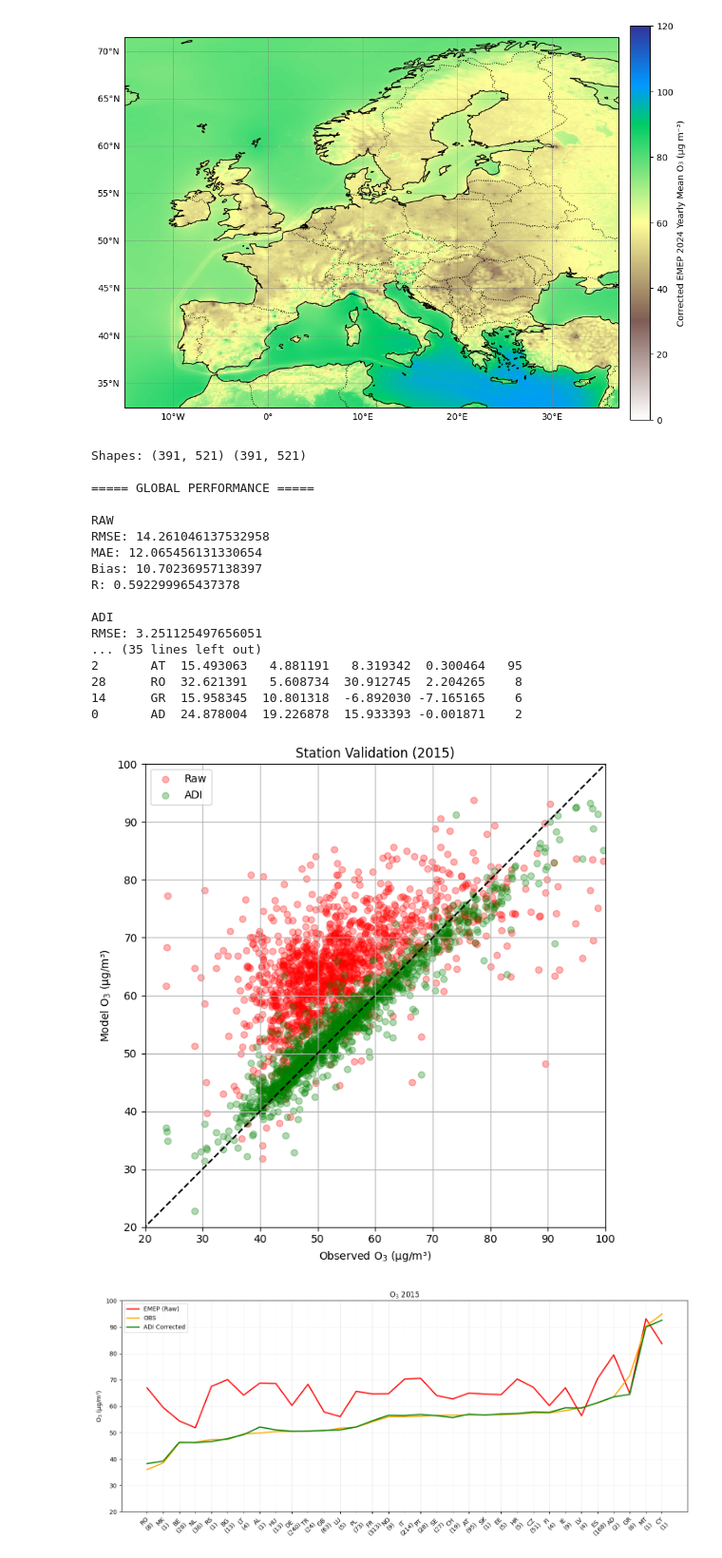
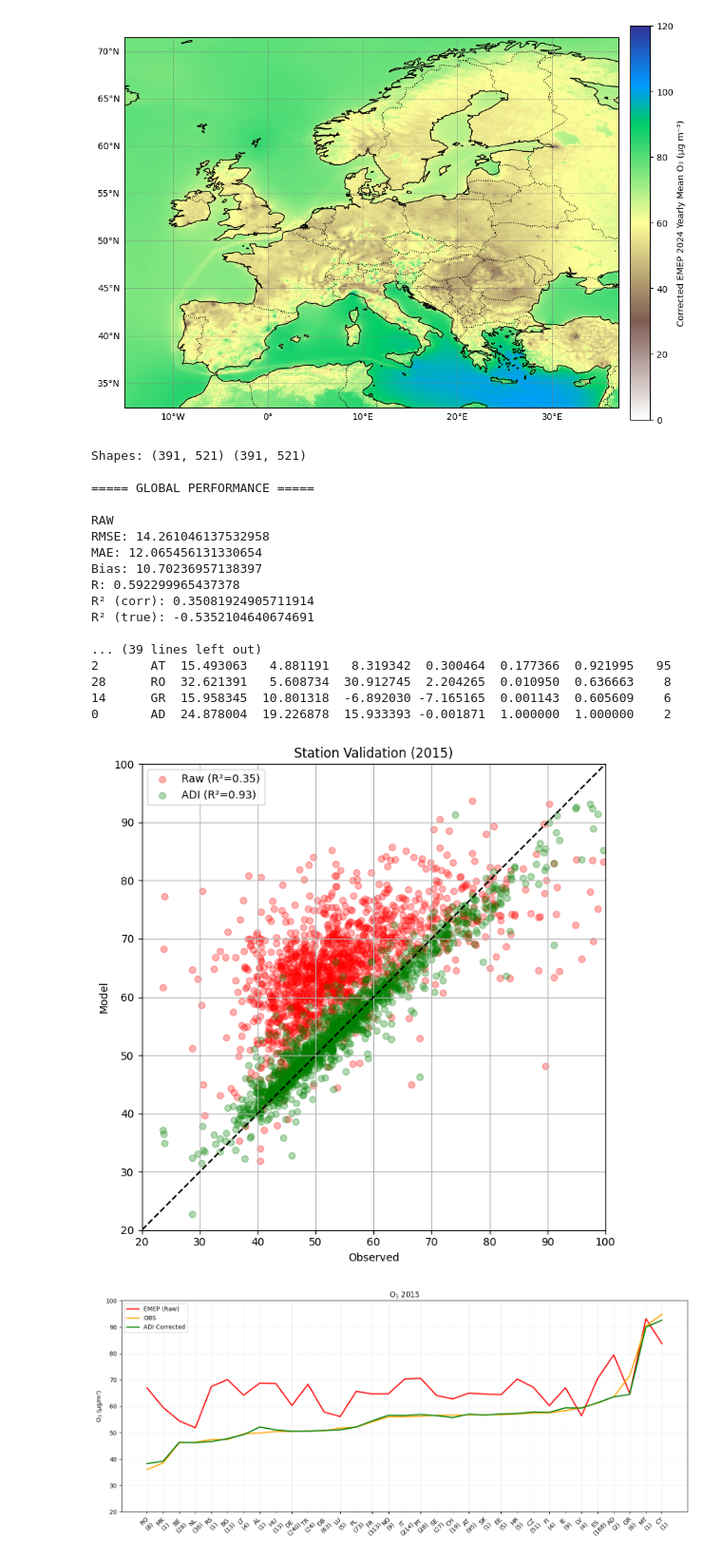
Before and after one commit to costpetrides/FAIRMODE-WG5, a Jupyter notebook: Phase2/ADI_O3.ipynb, the cells around one changed output. Shown at 95% size. Drawn from its saved outputs; the diff is of its cells as text; code cells hidden in the pictures.

```diff
--- a/Phase2/ADI_O3.ipynb
+++ b/Phase2/ADI_O3.ipynb
@@ -1177,7 +1177,7 @@ def bilinear_interp(lon_pt, lat_pt, lon, lat, field):
     ) / ((x2 - x1) * (y2 - y1))
 
 # ======================================================
-# 4. EXTRACT MODEL VALUES AT STATIONS
+# 4. EXTRACT MODEL VALUES
 # ======================================================
 raw_vals = []
 wdi_vals = []
@@ -1216,22 +1216,44 @@ def bias(a, b):
 def corr(a, b):
     return np.corrcoef(a, b)[0,1]
 
+def r2_from_corr(r):
+    return r**2
+
+def r2_true(model, obs):
+    ss_res = np.sum((obs - model)**2)
+    ss_tot = np.sum((obs - np.mean(obs))**2)
+    return 1 - ss_res / ss_tot
+
 print("\n===== GLOBAL PERFORMANCE =====")
+
+# compute once
+r_raw = corr(raw_vals, obs)
+r_wdi = corr(wdi_vals, obs)
+
+r2_raw_corr = r2_from_corr(r_raw)
+r2_wdi_corr = r2_from_corr(r_wdi)
+
+r2_raw_true = r2_true(raw_vals, obs)
+r2_wdi_true = r2_true(wdi_vals, obs)
 
 print("\nRAW")
 print("RMSE:", rmse(raw_vals, obs))
 print("MAE:", mae(raw_vals, obs))
 print("Bias:", bias(raw_vals, obs))
-print("R:", corr(raw_vals, obs))
+print("R:", r_raw)
+print("R² (corr):", r2_raw_corr)
+print("R² (true):", r2_raw_true)
 
 print("\nADI")
 print("RMSE:", rmse(wdi_vals, obs))
 print("MAE:", mae(wdi_vals, obs))
 print("Bias:", bias(wdi_vals, obs))
-print("R:", corr(wdi_vals, obs))
+print("R:", r_wdi)
+print("R² (corr):", r2_wdi_corr)
+print("R² (true):", r2_wdi_true)
 
 # ======================================================
-# 7. COUNTRY-LEVEL METRICS
+# 7. COUNTRY METRICS
 # ======================================================
 results = []
 
@@ -1241,12 +1263,17 @@ for country, group in df.groupby("Country"):
     raw_c = group["Model_Raw"].values
     wdi_c = group["Model_WDI"].values
 
+    r_raw_c = corr(raw_c, obs_c)
+    r_wdi_c = corr(wdi_c, obs_c)
+
     results.append({
         "Country": country,
         "RMSE_Raw": rmse(raw_c, obs_c),
         "RMSE_WDI": rmse(wdi_c, obs_c),
         "Bias_Raw": bias(raw_c, obs_c),
         "Bias_WDI": bias(wdi_c, obs_c),
+        "R2_Raw": r_raw_c**2,
+        "R2_WDI": r_wdi_c**2,
         "N": len(group)
     })
 
@@ -1260,16 +1287,21 @@ print(metrics_df)
 # ======================================================
 plt.figure(figsize=(7,7))
 
-plt.scatter(obs, raw_vals, label="Raw", alpha=0.3, color='red')
-plt.scatter(obs, wdi_vals, label="ADI", alpha=0.3, color='green')
+plt.scatter(obs, raw_vals,
+            label=f"Raw (R²={r2_raw_corr:.2f})",
+            alpha=0.3, color='red')
+
+plt.scatter(obs, wdi_vals,
+            label=f"ADI (R²={r2_wdi_corr:.2f})",
+            alpha=0.3, color='green')
 
 min_v = min(obs.min(), raw_vals.min(), wdi_vals.min())
 max_v = max(obs.max(), raw_vals.max(), wdi_vals.max())
 
 plt.plot([min_v, max_v], [min_v, max_v], 'k--')
 
-plt.xlabel("Observed O$_3$ (μg/m³)")
-plt.ylabel("Model O$_3$ (μg/m³)")
+plt.xlabel("Observed")
+plt.ylabel("Model")
 plt.title("Station Validation (2015)")
 plt.xlim(20,100)
 plt.ylim(20,100)
@@ -1279,7 +1311,7 @@ plt.tight_layout()
 plt.show()
 
 # ======================================================
-# 9. COUNTRY COMPARISON PLOT
+# 9. COUNTRY PLOT
 # ======================================================
 country_mean = df.groupby("Country")[[
     "Average",
@@ -1295,43 +1327,43 @@ country_mean = country_mean.rename(columns={
 
 country_mean = country_mean.sort_values("OBS")
 
 nstations = df.groupby("Country").size()
-
 labels = [f"{c}\n({nstations[c]})" for c in country_mean.index]
 x = np.arange(len(country_mean))
 
 plt.figure(figsize=(14,6))
 
 plt.plot(x, country_mean["RAW"], color='red', linewidth=2, label="EMEP (Raw)")
 plt.plot(x, country_mean["OBS"], color='orange', linewidth=2, label="OBS")
 plt.plot(x, country_mean["WDI"], color='green', linewidth=2, label="ADI Corrected")
-plt.ylim(20,100)
+
 plt.xticks(x, labels, rotation=45)
 plt.ylabel("O$_3$ (μg/m³)")
 plt.title("O$_3$ 2015")
+plt.ylim(20,100)
 plt.legend()
 plt.grid(alpha=0.2)
 plt.tight_layout()
 plt.show()
 # %% [output]
 Shapes: (391, 521) (391, 521)
 
 ===== GLOBAL PERFORMANCE =====
 
 RAW
 RMSE: 14.261046137532958
 MAE: 12.065456131330654
 Bias: 10.70236957138397
 R: 0.592299965437378
+R² (corr): 0.35081924905711914
+R² (true): -0.5352104640674691
 
-ADI
-RMSE: 3.251125497656051
-... (35 lines left out)
-2       AT  15.493063   4.881191   8.319342  0.300464   95
-28      RO  32.621391   5.608734  30.912745  2.204265    8
-14      GR  15.958345  10.801318  -6.892030 -7.165165    6
-0       AD  24.878004  19.226878  15.933393 -0.001871    2
+... (39 lines left out)
+2       AT  15.493063   4.881191   8.319342  0.300464  0.177366  0.921995   95
+28      RO  32.621391   5.608734  30.912745  2.204265  0.010950  0.636663    8
+14      GR  15.958345  10.801318  -6.892030 -7.165165  0.001143  0.605609    6
+0       AD  24.878004  19.226878  15.933393 -0.001871  1.000000  1.000000    2
-[figure, old version]
+[figure, new version]
 [figure]
 # %%
 import numpy as np
```
Also changed, not shown: parts of 3 cells of this notebook.
